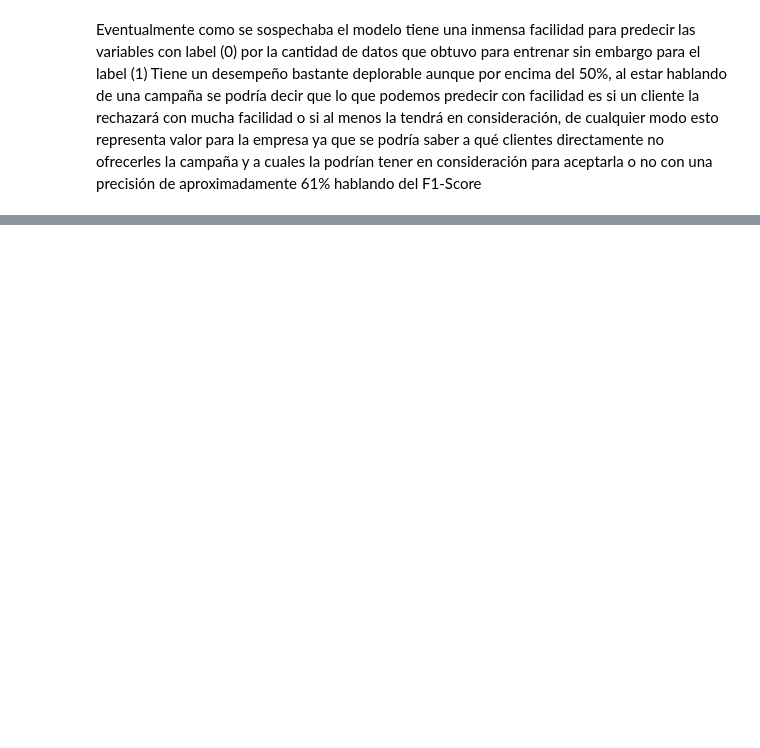
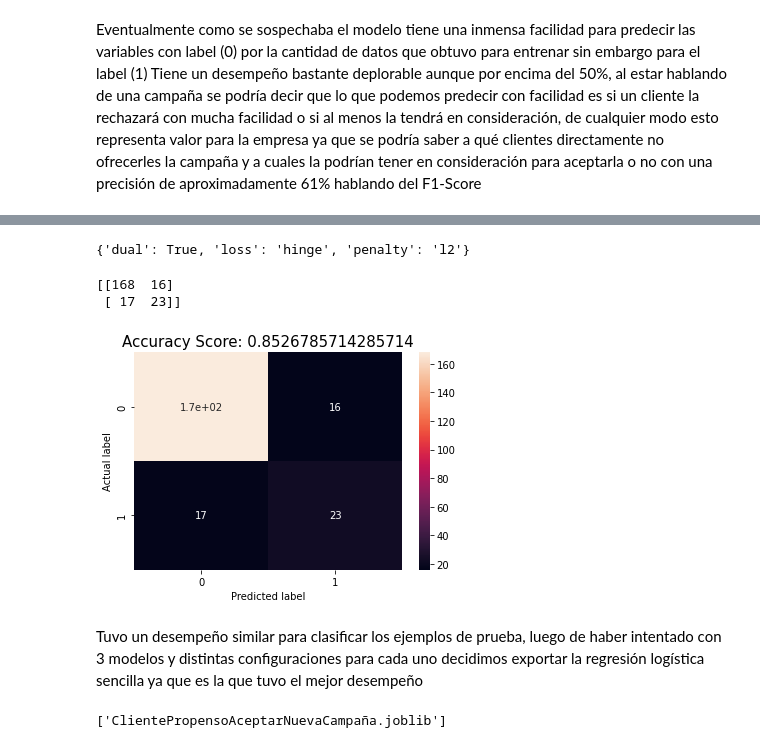
Before and after one commit to Giovanni2414/analytics-solutions-portfolio, a Jupyter notebook: Codigo/model/Giovanni/GiovanniLogisticRegression.ipynb, the cells around one changed output, grey strips where cells are left out. Saved outputs shown, nothing was run; the diff lists cells and outputs as text; code cells hidden in the pictures; blank space fills up the shorter version.

```diff
--- a/Codigo/model/Giovanni/GiovanniLogisticRegression.ipynb
+++ b/Codigo/model/Giovanni/GiovanniLogisticRegression.ipynb
@@ -235,0 +303,8 @@ Eventualmente como se sospechaba el modelo tiene una inmensa facilidad para pred
+# %%
+from sklearn import svm
+
+tuned_params = [{"penalty":["l1","l2"], "loss":["hinge","squared_hinge"], "dual":[True, False]}]
+
+clf = svm.LinearSVC(class_weight={0:1,1:2.4}, max_iter=10000)
+clf = GridSearchCV(clf, tuned_params, cv=10, scoring = 'accuracy', refit=True)
+clf.fit(df_x_train,df_y_train)
@@ -235,0 +335,30 @@ Eventualmente como se sospechaba el modelo tiene una inmensa facilidad para pred
+# %%
+clf.best_params_
+# %% [output]
+{'dual': True, 'loss': 'hinge', 'penalty': 'l2'}
+# %%
+clf = svm.LinearSVC(class_weight={0:1,1:2.4}, max_iter=500000, loss='hinge')
+clf.fit(df_x_train, df_y_train)
+y_pred_test = clf.predict(df_x_test)
+score_test = clf.score(df_x_test, df_y_test)
+# %%
+cm = metrics.confusion_matrix(df_y_test, y_pred_test)
+print(cm)
+plt.figure(figsize=(6,4))
+sns.heatmap(cm, annot=True);
+plt.ylabel('Actual label');
+plt.xlabel('Predicted label');
+all_sample_title = 'Accuracy Score: {0}'.format(score_test)
+plt.title(all_sample_title, size = 15);
+# %% [output]
+[[168  16]
+ [ 17  23]]
+[figure, added]
+# %% [markdown]
+Tuvo un desempeño similar para clasificar los ejemplos de prueba, luego de haber intentado con 3 modelos y distintas configuraciones para cada uno decidimos exportar la regresión logística sencilla ya que es la que tuvo el mejor desempeño
+# %%
+from joblib import dump
+
+dump(classifier_model, 'ClientePropensoAceptarNuevaCampaña.joblib')
+# %% [output]
+['ClientePropensoAceptarNuevaCampaña.joblib']
```
Also changed, not shown: parts of 10 cells of this notebook, 1 other file.
